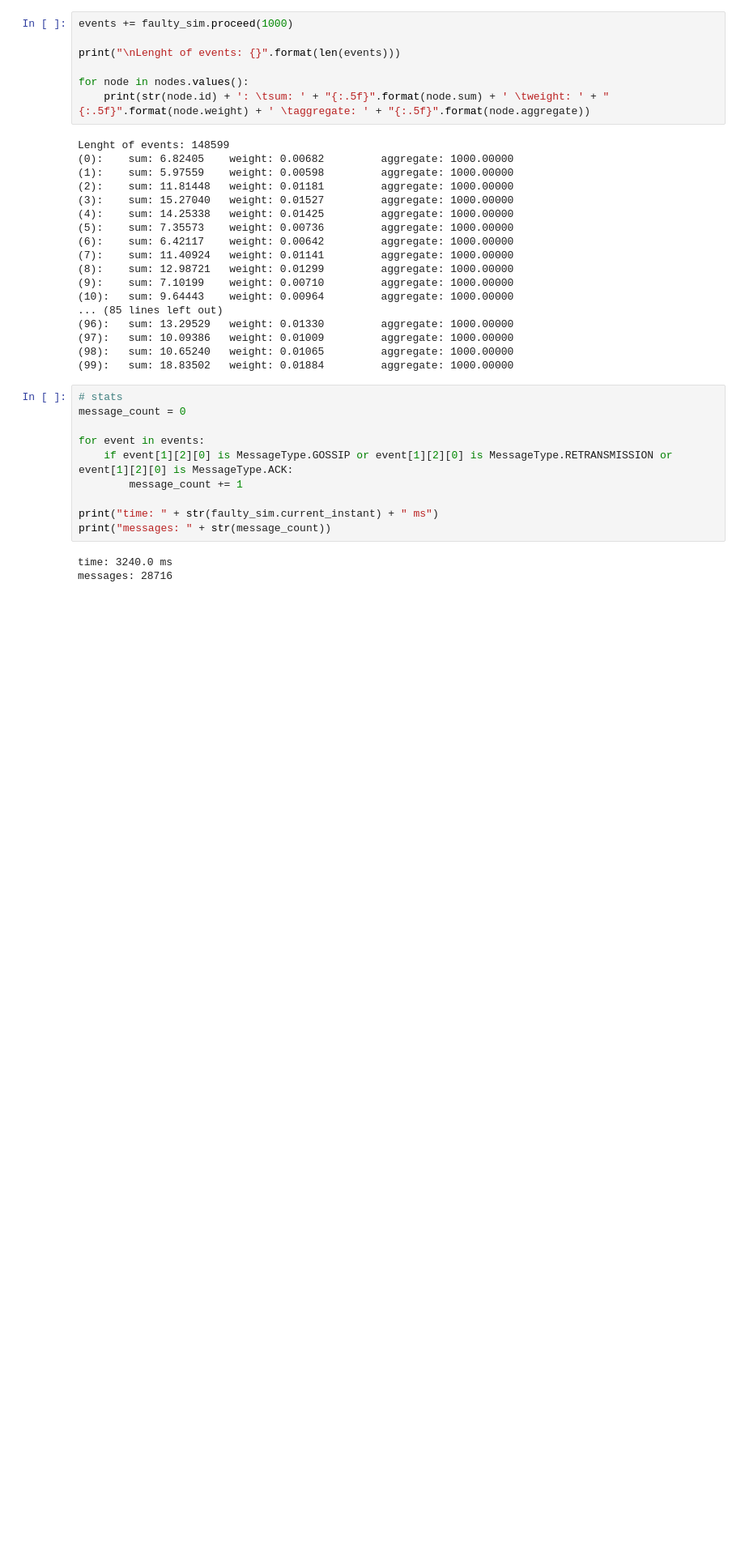
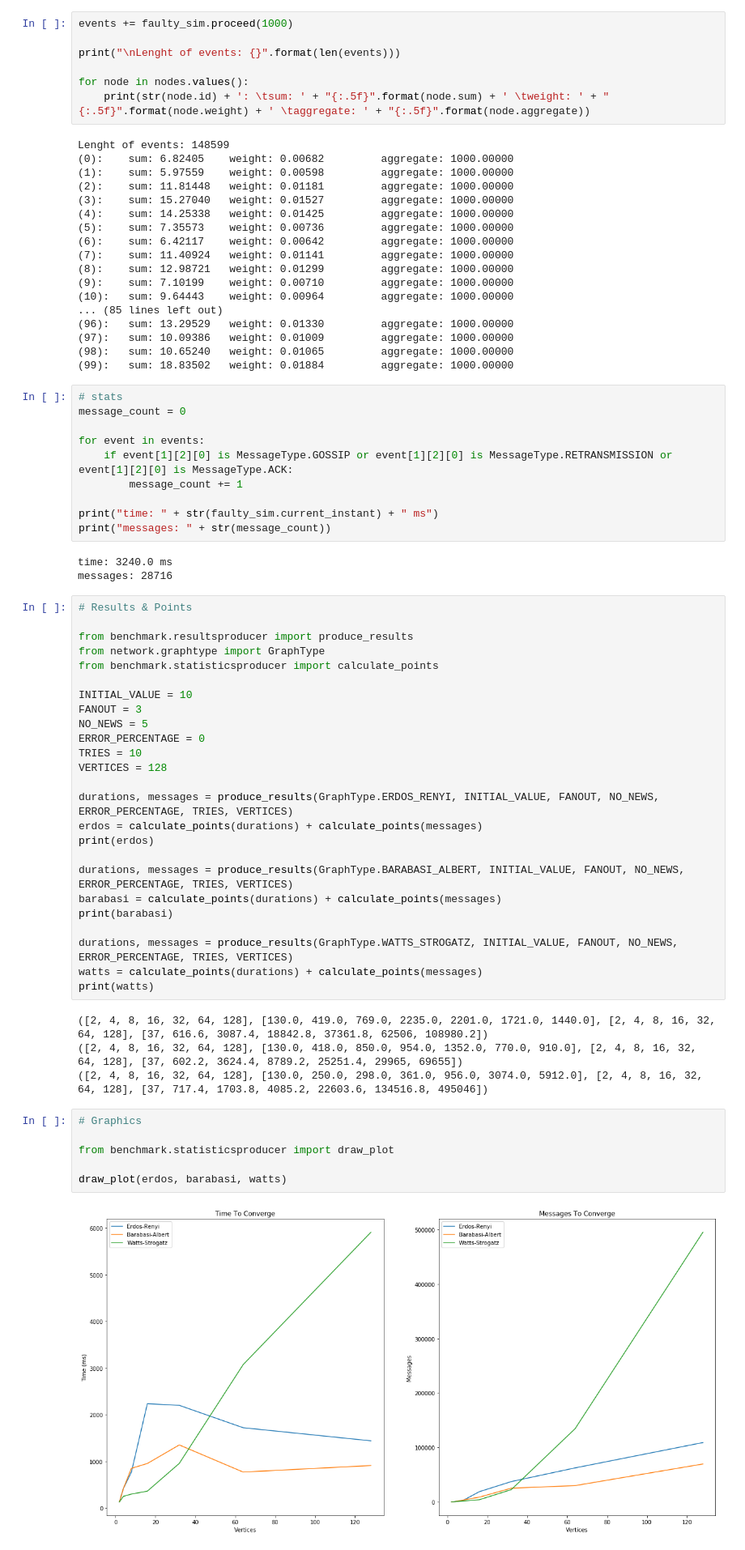
Before and after one commit to hpereira98/LargeScaleDistributedSystems, a Jupyter notebook: main.ipynb, the cells around one changed output. Shown at 81% size. Drawn from its saved outputs; the diff is of its cells as text; blank space fills up the shorter version.

Commit message:
Graphics

```diff
--- a/main.ipynb
+++ b/main.ipynb
@@ -90,3 +90,40 @@ print("messages: " + str(message_count))
 # %% [output]
 time: 3240.0 ms
 messages: 28716
+# %%
+# Results & Points
+
+from benchmark.resultsproducer import produce_results
+from network.graphtype import GraphType
+from benchmark.statisticsproducer import calculate_points
+
+INITIAL_VALUE = 10
+FANOUT = 3
+NO_NEWS = 5
+ERROR_PERCENTAGE = 0
+TRIES = 10
+VERTICES = 128
+
+durations, messages = produce_results(GraphType.ERDOS_RENYI, INITIAL_VALUE, FANOUT, NO_NEWS, ERROR_PERCENTAGE, TRIES, VERTICES)
+erdos = calculate_points(durations) + calculate_points(messages)
+print(erdos)
+
+durations, messages = produce_results(GraphType.BARABASI_ALBERT, INITIAL_VALUE, FANOUT, NO_NEWS, ERROR_PERCENTAGE, TRIES, VERTICES)
+barabasi = calculate_points(durations) + calculate_points(messages)
+print(barabasi)
+
+durations, messages = produce_results(GraphType.WATTS_STROGATZ, INITIAL_VALUE, FANOUT, NO_NEWS, ERROR_PERCENTAGE, TRIES, VERTICES)
+watts = calculate_points(durations) + calculate_points(messages)
+print(watts)
+# %% [output]
+([2, 4, 8, 16, 32, 64, 128], [130.0, 419.0, 769.0, 2235.0, 2201.0, 1721.0, 1440.0], [2, 4, 8, 16, 32, 64, 128], [37, 616.6, 3087.4, 18842.8, 37361.8, 62506, 108980.2])
+([2, 4, 8, 16, 32, 64, 128], [130.0, 418.0, 850.0, 954.0, 1352.0, 770.0, 910.0], [2, 4, 8, 16, 32, 64, 128], [37, 602.2, 3624.4, 8789.2, 25251.4, 29965, 69655])
+([2, 4, 8, 16, 32, 64, 128], [130.0, 250.0, 298.0, 361.0, 956.0, 3074.0, 5912.0], [2, 4, 8, 16, 32, 64, 128], [37, 717.4, 1703.8, 4085.2, 22603.6, 134516.8, 495046])
+# %%
+# Graphics
+
+from benchmark.statisticsproducer import draw_plot
+
+draw_plot(erdos, barabasi, watts)
+# %% [output]
+[figure, added]
```
Also changed, not shown: parts of 1 cell of this notebook, 3 other files.
